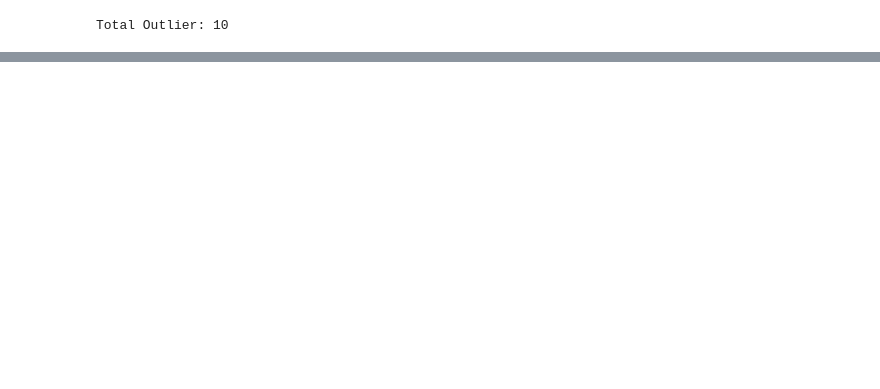
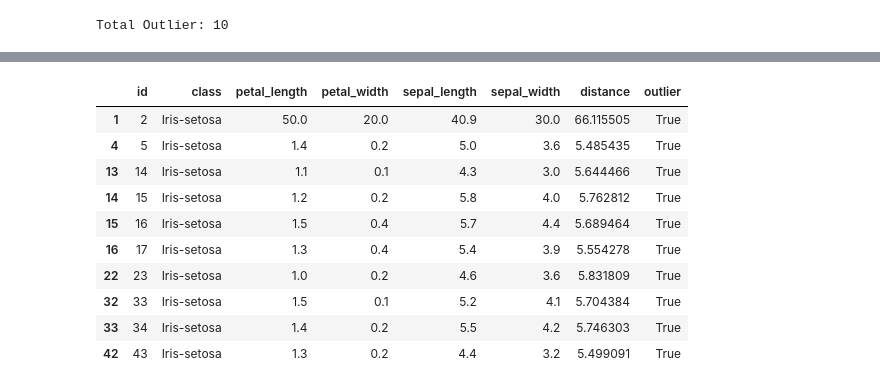
Before and after one commit to sifa-190/pendata, a Jupyter notebook: _sources/Tugas2.ipynb, the cells around one changed output, grey strips where cells are left out. Cells and saved outputs as stored; diff of their text form; code cells hidden in the pictures; blank space fills up the shorter version.

```diff
--- a/_sources/Tugas2.ipynb
+++ b/_sources/Tugas2.ipynb
@@ -174,0 +298,16 @@ print(df_sorted.to_string(index=False))
+# %%
+df_outliers = df_merged[df_merged["outlier"]]
+
+display(HTML(df_outliers.to_html()))
+# %% [output]
+|  | id | class | petal_length | petal_width | sepal_length | sepal_width | distance | outlier |
+| 1 | 2 | Iris-setosa | 50.0 | 20.0 | 40.9 | 30.0 | 66.115505 | True |
+| 4 | 5 | Iris-setosa | 1.4 | 0.2 | 5.0 | 3.6 | 5.485435 | True |
+| 13 | 14 | Iris-setosa | 1.1 | 0.1 | 4.3 | 3.0 | 5.644466 | True |
+| 14 | 15 | Iris-setosa | 1.2 | 0.2 | 5.8 | 4.0 | 5.762812 | True |
+| 15 | 16 | Iris-setosa | 1.5 | 0.4 | 5.7 | 4.4 | 5.689464 | True |
+| 16 | 17 | Iris-setosa | 1.3 | 0.4 | 5.4 | 3.9 | 5.554278 | True |
+| 22 | 23 | Iris-setosa | 1.0 | 0.2 | 4.6 | 3.6 | 5.831809 | True |
+| 32 | 33 | Iris-setosa | 1.5 | 0.1 | 5.2 | 4.1 | 5.704384 | True |
+| 33 | 34 | Iris-setosa | 1.4 | 0.2 | 5.5 | 4.2 | 5.746303 | True |
+| 42 | 43 | Iris-setosa | 1.3 | 0.2 | 4.4 | 3.2 | 5.499091 | True |
```
Also changed, not shown: parts of 31 cells of this notebook, 7 other files.
